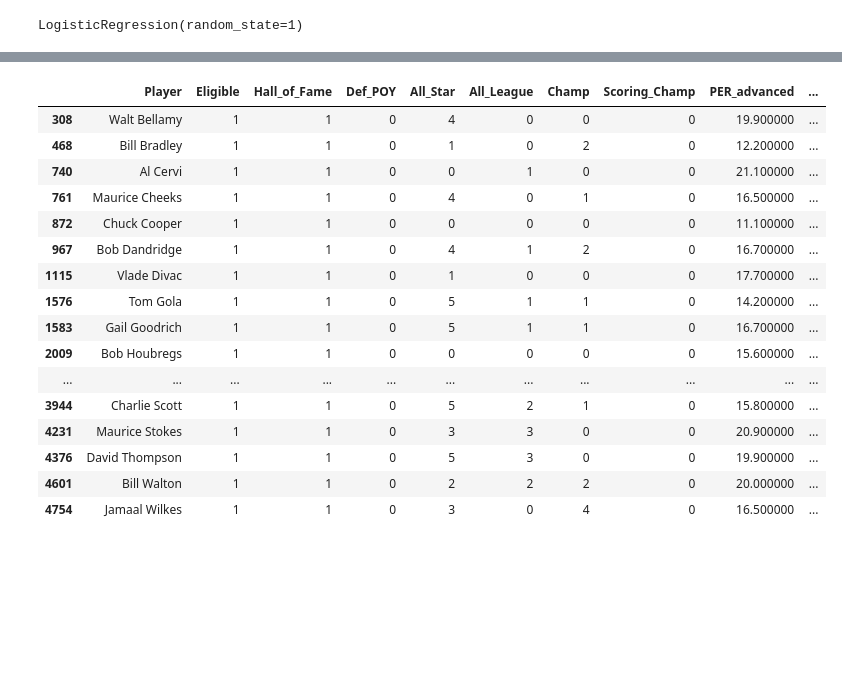
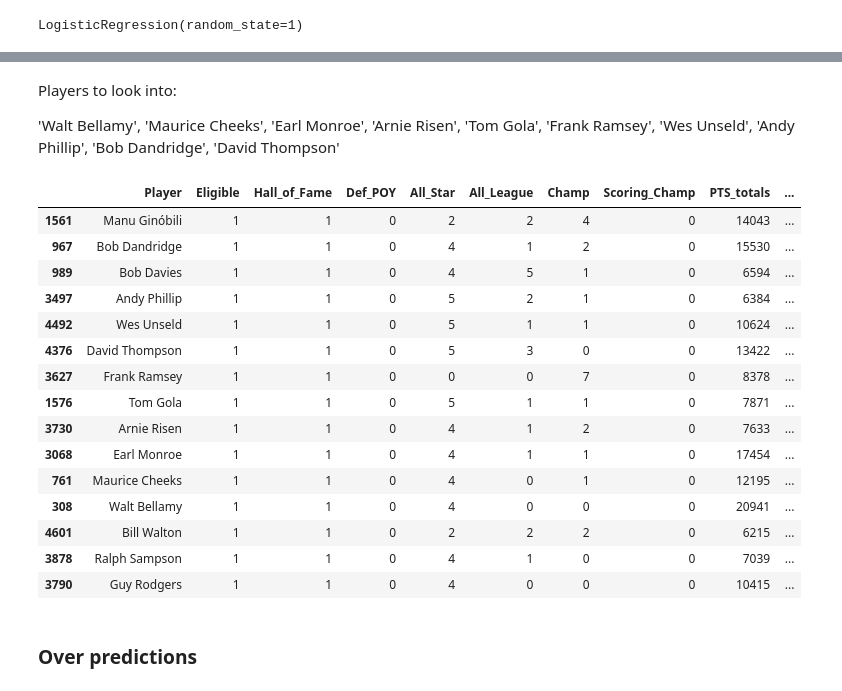
Before and after one commit to frankwillard/NBA-Hall-Of-Fame-Model, a Jupyter notebook: Hall_of_Fame_Modeling.ipynb, the cells around one changed output, grey strips where cells are left out. Cells and saved outputs as stored; diff of their text form; code cells hidden in the pictures; blank space fills up the shorter version.

Commit message:
Over and underprediction analysis

```diff
--- a/Hall_of_Fame_Modeling.ipynb
+++ b/Hall_of_Fame_Modeling.ipynb
@@ -150,8 +156,10 @@ Index(['Player', 'Eligible', 'Position', 'Hall_of_Fame', 'MVP', 'Finals_MVP',
       dtype='object')
 # %%
 # 'Finals_MVP', 'BLK_totals', 'VORP_advanced', 'STL_totals', 'TS%_advanced', 'All_Defensive', 'AST_Champ', 'TRB_totals', 'AST_totals'
-model_cols = ['Player', 'Eligible', 'Hall_of_Fame', 'Def_POY', 'All_Star', 'All_League', 'Champ', 'Scoring_Champ',  # accolades
-    'PER_advanced', 'WS_advanced', 'BPM_advanced', 'PTS_totals'] # stats
+
+# 'BPM_advanced', 'WS_advanced',
+model_cols = ['Player', 'Eligible', 'Hall_of_Fame', 'Def_POY', 'All_Star', 'All_League', 'Champ', 'Scoring_Champ', # accolades
+       'PTS_totals'] # stats
 df = model_df[model_cols]
 df
 # %% [output]
@@ -171,6 +179,14 @@ df
 # %%
 eligible_df = df[df['Eligible'] == 1]
 noneligible_df = df[df['Eligible'] == 0]
+# %%
+extraneous_players = ['Maurice Stokes', 'Bill Bradley', 'Toni Kukoč',
+       'Calvin Murphy', 'Vlade Divac', 'Buddy Jeannette',
+       'Dražen Petrović', 'Al Cervi', 'Arvydas Sabonis',
+       'Šarūnas Marčiulionis', 'Dino Radja', 'Chuck Cooper',
+       'Bob Houbregs']
+
+eligible_df = eligible_df[~eligible_df['Player'].isin(extraneous_players)]
 # %%
 X_eligible = eligible_df.iloc[:, 3:].values
 y_eligible = eligible_df.iloc[:, 2].values
@@ -225,20 +330,28 @@ eligible_df[(eligible_df['pred'] > 0.5) & (eligible_df['Hall_of_Fame'] == 1)].so
+# %% [markdown]
+Players to look into:
+
+ 'Walt Bellamy',
+       'Maurice Cheeks', 'Earl Monroe', 'Arnie Risen', 'Tom Gola',
+       'Frank Ramsey', 'Wes Unseld', 'Andy Phillip', 'Bob Dandridge',
+       'David Thompson'
 # %%
-eligible_df[(eligible_df['pred'] < 0.5) & (eligible_df['Hall_of_Fame'] == 1)]
+eligible_df[(eligible_df['pred'] < 0.5) & (eligible_df['Hall_of_Fame'] == 1)].sort_values(by='pred', ascending=False)
 # %% [output]
-|  | Player | Eligible | Hall_of_Fame | Def_POY | All_Star | All_League | Champ | Scoring_Champ | PER_advanced | ... |
-| 308 | Walt Bellamy | 1 | 1 | 0 | 4 | 0 | 0 | 0 | 19.900000 | ... |
-| 468 | Bill Bradley | 1 | 1 | 0 | 1 | 0 | 2 | 0 | 12.200000 | ... |
-| 740 | Al Cervi | 1 | 1 | 0 | 0 | 1 | 0 | 0 | 21.100000 | ... |
-| 761 | Maurice Cheeks | 1 | 1 | 0 | 4 | 0 | 1 | 0 | 16.500000 | ... |
-| 872 | Chuck Cooper | 1 | 1 | 0 | 0 | 0 | 0 | 0 | 11.100000 | ... |
-| 967 | Bob Dandridge | 1 | 1 | 0 | 4 | 1 | 2 | 0 | 16.700000 | ... |
-| 1115 | Vlade Divac | 1 | 1 | 0 | 1 | 0 | 0 | 0 | 17.700000 | ... |
-| 1576 | Tom Gola | 1 | 1 | 0 | 5 | 1 | 1 | 0 | 14.200000 | ... |
-| 1583 | Gail Goodrich | 1 | 1 | 0 | 5 | 1 | 1 | 0 | 16.700000 | ... |
-| 2009 | Bob Houbregs | 1 | 1 | 0 | 0 | 0 | 0 | 0 | 15.600000 | ... |
-| ... | ... | ... | ... | ... | ... | ... | ... | ... | ... | ... |
-| 3944 | Charlie Scott | 1 | 1 | 0 | 5 | 2 | 1 | 0 | 15.800000 | ... |
-| 4231 | Maurice Stokes | 1 | 1 | 0 | 3 | 3 | 0 | 0 | 20.900000 | ... |
-| 4376 | David Thompson | 1 | 1 | 0 | 5 | 3 | 0 | 0 | 19.900000 | ... |
-| 4601 | Bill Walton | 1 | 1 | 0 | 2 | 2 | 2 | 0 | 20.000000 | ... |
-| 4754 | Jamaal Wilkes | 1 | 1 | 0 | 3 | 0 | 4 | 0 | 16.500000 | ... |
+|  | Player | Eligible | Hall_of_Fame | Def_POY | All_Star | All_League | Champ | Scoring_Champ | PTS_totals | ... |
+| 1561 | Manu Ginóbili | 1 | 1 | 0 | 2 | 2 | 4 | 0 | 14043 | ... |
+| 967 | Bob Dandridge | 1 | 1 | 0 | 4 | 1 | 2 | 0 | 15530 | ... |
+| 989 | Bob Davies | 1 | 1 | 0 | 4 | 5 | 1 | 0 | 6594 | ... |
+| 3497 | Andy Phillip | 1 | 1 | 0 | 5 | 2 | 1 | 0 | 6384 | ... |
+| 4492 | Wes Unseld | 1 | 1 | 0 | 5 | 1 | 1 | 0 | 10624 | ... |
+| 4376 | David Thompson | 1 | 1 | 0 | 5 | 3 | 0 | 0 | 13422 | ... |
+| 3627 | Frank Ramsey | 1 | 1 | 0 | 0 | 0 | 7 | 0 | 8378 | ... |
+| 1576 | Tom Gola | 1 | 1 | 0 | 5 | 1 | 1 | 0 | 7871 | ... |
+| 3730 | Arnie Risen | 1 | 1 | 0 | 4 | 1 | 2 | 0 | 7633 | ... |
+| 3068 | Earl Monroe | 1 | 1 | 0 | 4 | 1 | 1 | 0 | 17454 | ... |
+| 761 | Maurice Cheeks | 1 | 1 | 0 | 4 | 0 | 1 | 0 | 12195 | ... |
+| 308 | Walt Bellamy | 1 | 1 | 0 | 4 | 0 | 0 | 0 | 20941 | ... |
+| 4601 | Bill Walton | 1 | 1 | 0 | 2 | 2 | 2 | 0 | 6215 | ... |
+| 3878 | Ralph Sampson | 1 | 1 | 0 | 4 | 1 | 0 | 0 | 7039 | ... |
+| 3790 | Guy Rodgers | 1 | 1 | 0 | 4 | 0 | 0 | 0 | 10415 | ... |
+# %% [markdown]
+### Over predictions
```
Also changed, not shown: parts of 21 cells of this notebook.
